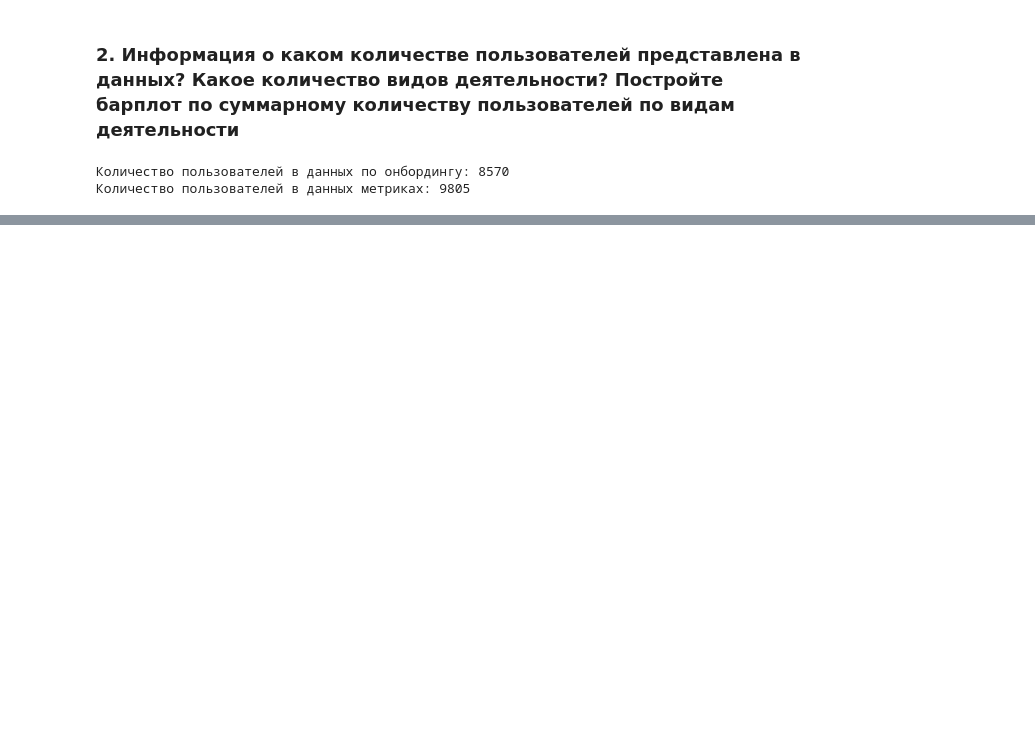
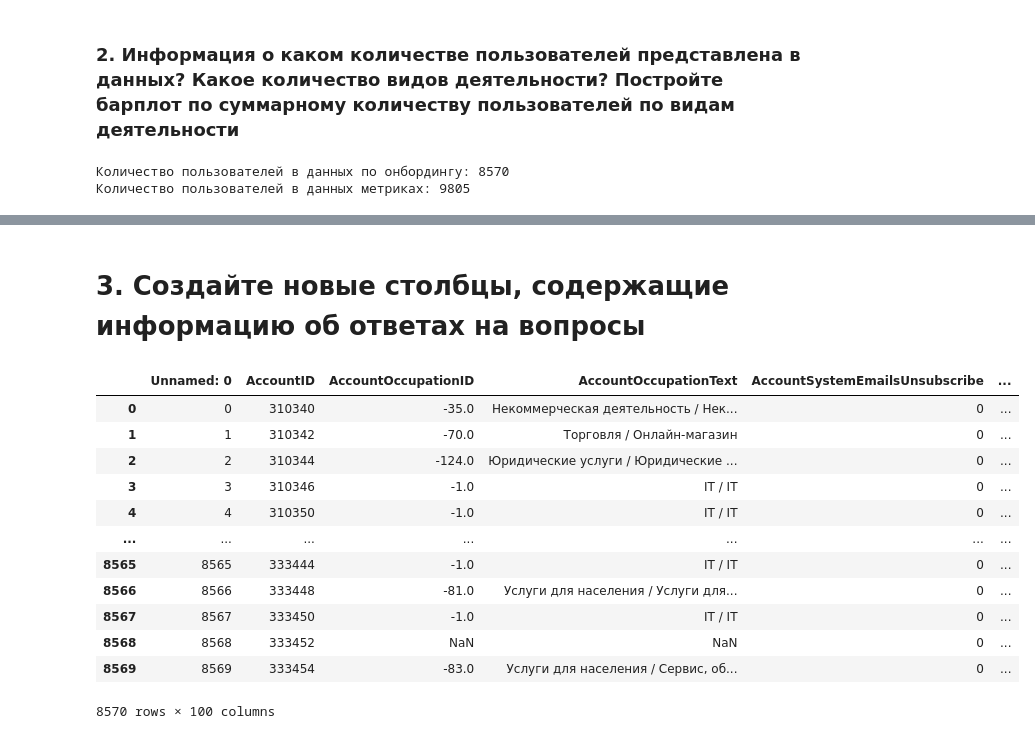
Before and after one commit to CuteLer/recommendation_systems_modul, a Jupyter notebook: main.ipynb, the cells around one changed output, grey strips where cells are left out. Drawn from its saved outputs; the diff is of its cells as text; code cells hidden in the pictures; blank space fills up the shorter version.

Commit message:
вопрос 3

```diff
--- a/main.ipynb
+++ b/main.ipynb
@@ -73,0 +72,19 @@ plt.show()
+# %% [markdown]
+# 3. Создайте новые столбцы, содержащие информацию об ответах на вопросы
+# %%
+# onboarding = pd.concat([onboarding.drop(['Answers'], axis=1), onboarding['Answers'].apply(pd.Series)], axis=1)
+onboarding
+# %% [output]
+|  | Unnamed: 0 | AccountID | AccountOccupationID | AccountOccupationText | AccountSystemEmailsUnsubscribe | ... |
+| 0 | 0 | 310340 | -35.0 | Некоммерческая деятельность / Нек... | 0 | ... |
+| 1 | 1 | 310342 | -70.0 | Торговля / Онлайн-магазин | 0 | ... |
+| 2 | 2 | 310344 | -124.0 | Юридические услуги / Юридические ... | 0 | ... |
+| 3 | 3 | 310346 | -1.0 | IT / IT | 0 | ... |
+| 4 | 4 | 310350 | -1.0 | IT / IT | 0 | ... |
+| ... | ... | ... | ... | ... | ... | ... |
+| 8565 | 8565 | 333444 | -1.0 | IT / IT | 0 | ... |
+| 8566 | 8566 | 333448 | -81.0 | Услуги для населения / Услуги для... | 0 | ... |
+| 8567 | 8567 | 333450 | -1.0 | IT / IT | 0 | ... |
+| 8568 | 8568 | 333452 | NaN | NaN | 0 | ... |
+| 8569 | 8569 | 333454 | -83.0 | Услуги для населения / Сервис, об... | 0 | ... |
+8570 rows × 100 columns
```
Also changed, not shown: parts of 6 cells of this notebook, 1 other file.
